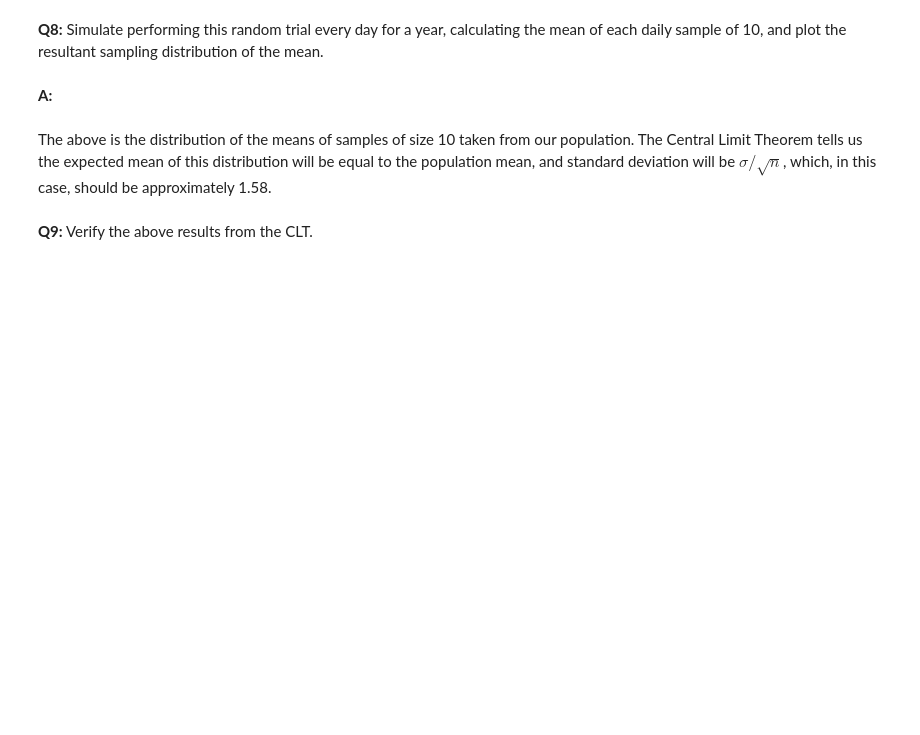
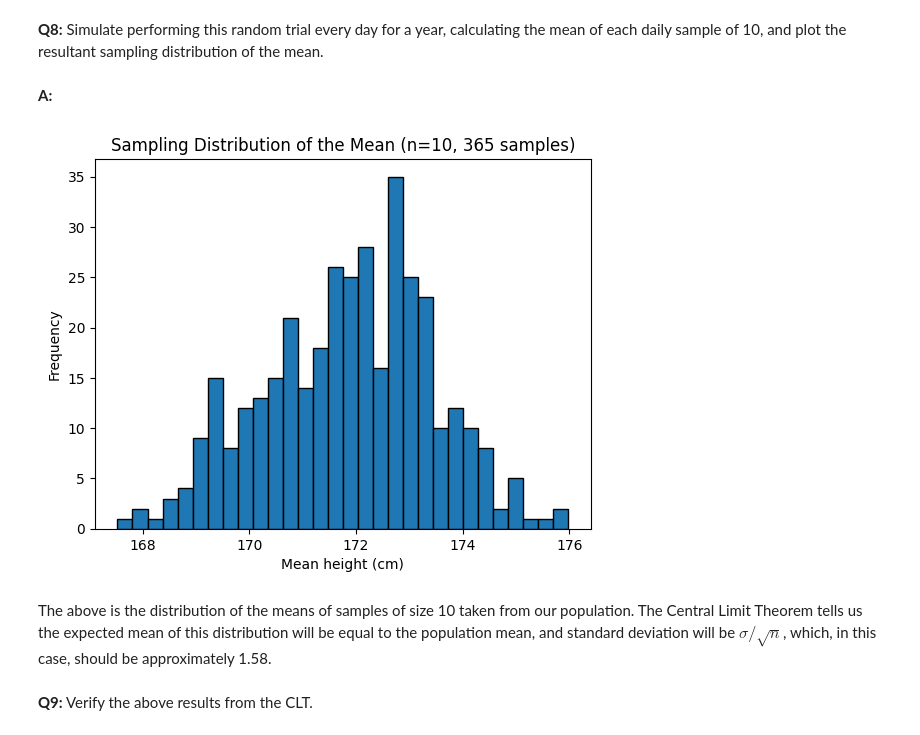
Before and after one commit to madmaxtoastflytiger/Frequentist-Case-Study, a Jupyter notebook: Frequentist Inference Case Study - Part A (3).ipynb, the cells around one changed output. Drawn from its saved outputs; the diff is of its cells as text; code cells hidden in the pictures; blank space fills up the shorter version.

```diff
--- a/Frequentist Inference Case Study - Part A (3).ipynb
+++ b/Frequentist Inference Case Study - Part A (3).ipynb
@@ -218,3 +215,19 @@ seed(47)
+# %%
+seed(47)
+# take your samples here
+sample_means = []
+for _ in range(365):
+    daily_sample = townsfolk_sampler(10)  # Sample size of 10
+    sample_means.append(np.mean(daily_sample))
+
+# Plot the distribution of sample means
+_ = plt.hist(sample_means, bins=30, edgecolor='black')
+_ = plt.xlabel('Mean height (cm)')
+_ = plt.ylabel('Frequency')
+_ = plt.title('Sampling Distribution of the Mean (n=10, 365 samples)')
+plt.show()
+# %% [output]
+[figure, added]
 # %% [markdown]
 The above is the distribution of the means of samples of size 10 taken from our population. The Central Limit Theorem tells us the expected mean of this distribution will be equal to the population mean, and standard deviation will be $\sigma / \sqrt n$, which, in this case, should be approximately 1.58.
 # %% [markdown]
```
Also changed, not shown: parts of 17 cells of this notebook.
